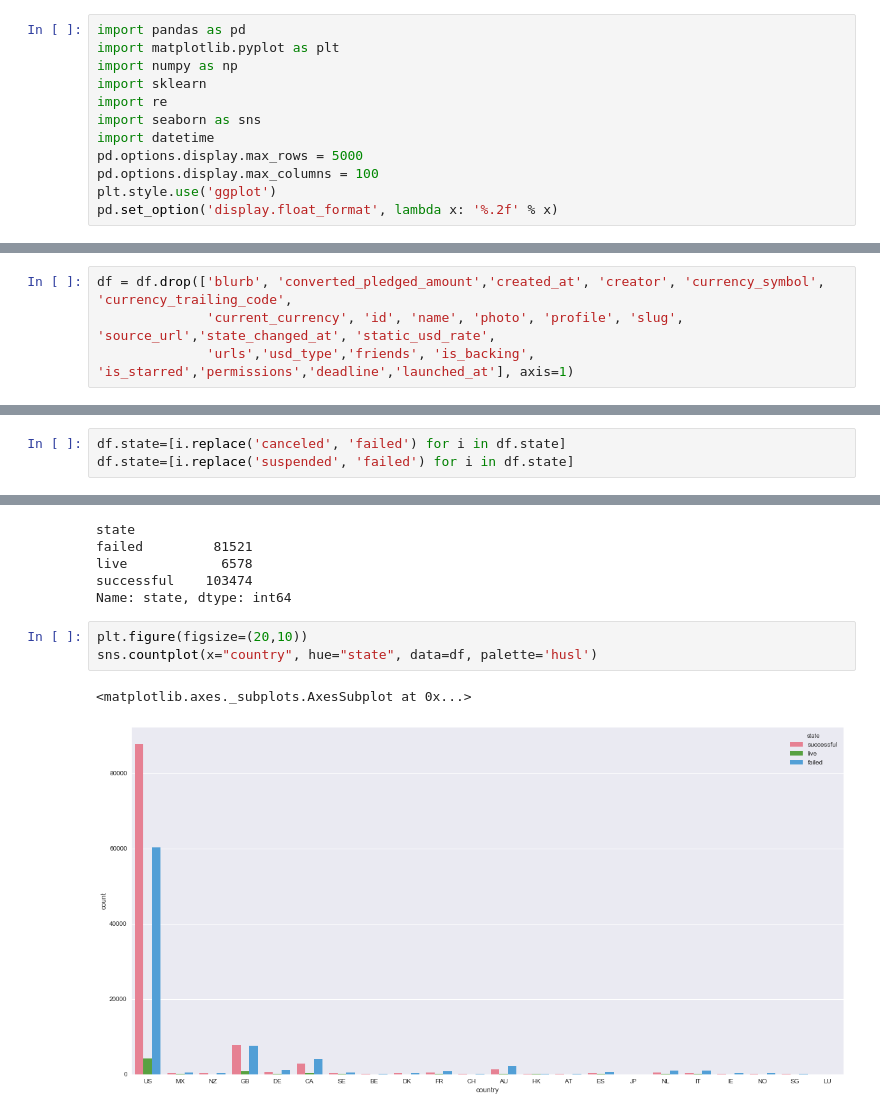
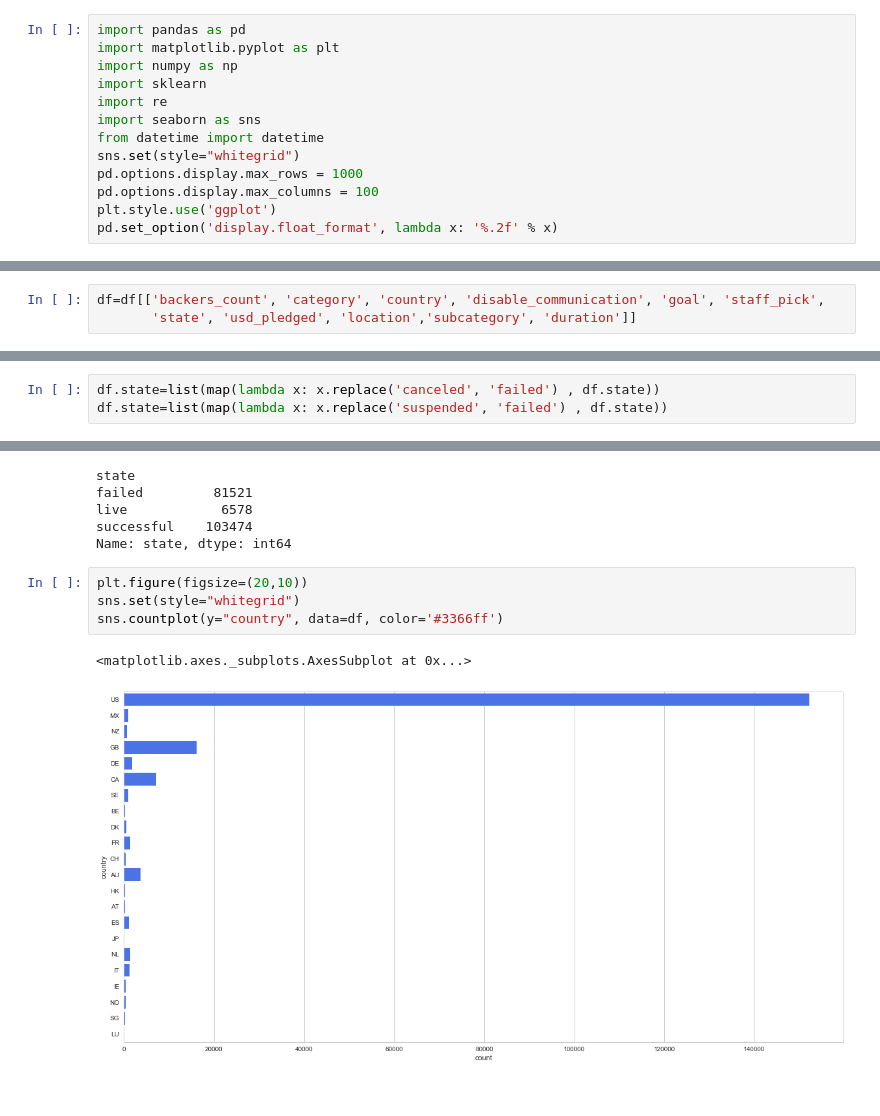
Before and after one commit to ohelms/Kickstarter, a Jupyter notebook: kickstarter.ipynb, the cells around one changed output, grey strips where cells are left out. Saved outputs shown, nothing was run; the diff lists cells and outputs as text.

```diff
--- a/kickstarter.ipynb
+++ b/kickstarter.ipynb
@@ -7,8 +7,9 @@ import numpy as np
 import sklearn
 import re
 import seaborn as sns
-import datetime
-pd.options.display.max_rows = 5000
+from datetime import datetime
+sns.set(style="whitegrid")
+pd.options.display.max_rows = 1000
 pd.options.display.max_columns = 100
 plt.style.use('ggplot')
 pd.set_option('display.float_format', lambda x: '%.2f' % x)
@@ -72,7 +71,6 @@ df['category'], df['subcategory'], df['location'], df['dtime'], df['ddate'], df[
-# %%
-df = df.drop(['blurb', 'converted_pledged_amount','created_at', 'creator', 'currency_symbol', 'currency_trailing_code',
-              'current_currency', 'id', 'name', 'photo', 'profile', 'slug', 'source_url','state_changed_at', 'static_usd_rate',
-              'urls','usd_type','friends', 'is_backing', 'is_starred','permissions','deadline','launched_at'], axis=1)
+# %%
+df=df[['backers_count', 'category', 'country', 'disable_communication', 'goal', 'staff_pick',
+       'state', 'usd_pledged', 'location','subcategory', 'duration']]
 # %%
 df.isnull().sum()
 # %% [output]
@@ -102,8 +92,8 @@ df.state.unique()
 array(['successful', 'live', 'canceled', 'failed', 'suspended'],
       dtype=object)
 # %%
-df.state=[i.replace('canceled', 'failed') for i in df.state]
-df.state=[i.replace('suspended', 'failed') for i in df.state]
+df.state=list(map(lambda x: x.replace('canceled', 'failed') , df.state))
+df.state=list(map(lambda x: x.replace('suspended', 'failed') , df.state))
 # %%
 df.head()
 # %% [output]
@@ -125,7 +115,8 @@ successful    103474
 Name: state, dtype: int64
 # %%
 plt.figure(figsize=(20,10))
-sns.countplot(x="country", hue="state", data=df, palette='husl')
+sns.set(style="whitegrid")
+sns.countplot(y="country", data=df, color='#3366ff')
 # %% [output]
 <matplotlib.axes._subplots.AxesSubplot at 0x...>
-[figure, old version]
+[figure, new version]
```
Also changed, not shown: parts of 21 cells of this notebook.
